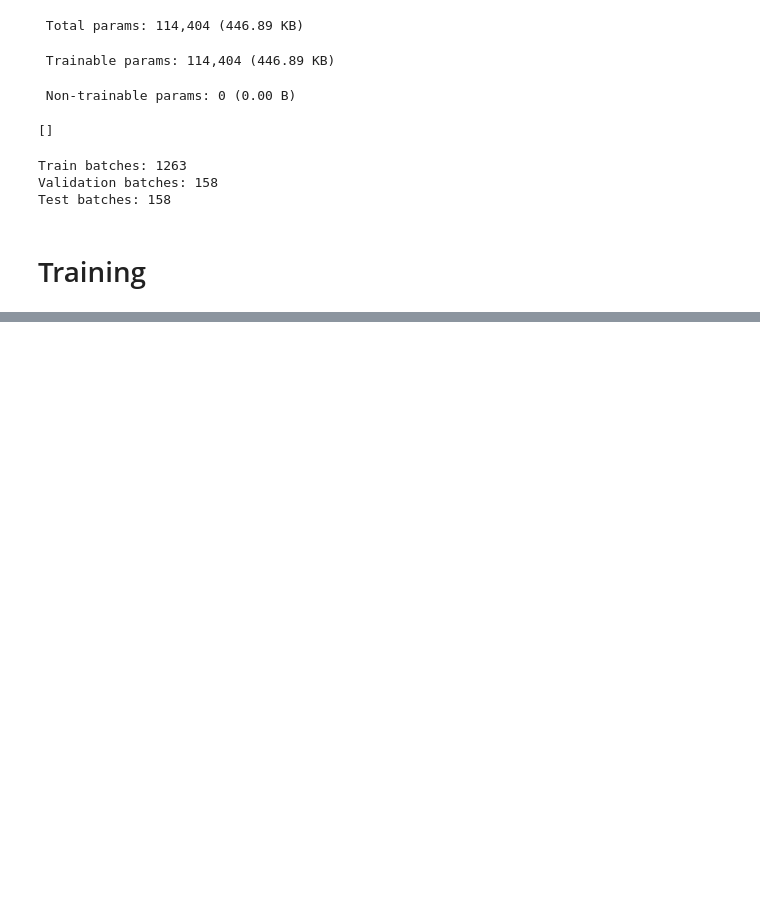
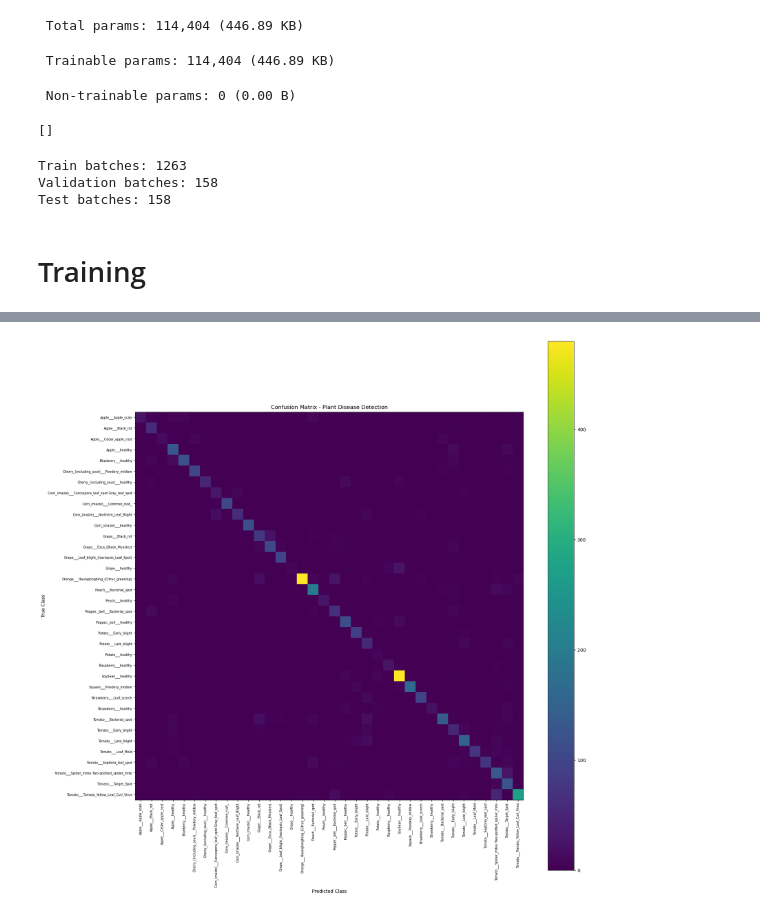
Before and after one commit to Shekashish/Krishi-Sahayak, a Jupyter notebook: ml/Plant_disease_detection/notebooks/03_custom_cnn.ipynb, the cells around one changed output, grey strips where cells are left out. Saved outputs shown, nothing was run; the diff lists cells and outputs as text; code cells hidden in the pictures; blank space fills up the shorter version.

Commit message:
Complete plant disease detection pipeline

```diff
--- a/ml/Plant_disease_detection/notebooks/03_custom_cnn.ipynb
+++ b/ml/Plant_disease_detection/notebooks/03_custom_cnn.ipynb
@@ -558,0 +559,10 @@ model.save("custom_cnn_best.keras")
+# %%
+import tensorflow as tf
+
+# Load the saved best CNN model
+best_model = tf.keras.models.load_model(
+    "custom_cnn_best.keras"
+)
+
+print("Model loaded successfully!")
+best_model.summary()
@@ -558,0 +1793,10 @@ model.save("custom_cnn_best.keras")
+# %%
+final_history = final_model.fit(
+    train_dataset,
+    validation_data=validation_dataset,
+    epochs=10,
+    callbacks=[
+        checkpoint,
+        early_stopping
+    ]
+)
@@ -558,0 +1878,31 @@ model.save("custom_cnn_best.keras")
+# %%
+import matplotlib.pyplot as plt
+import numpy as np
+from sklearn.metrics import confusion_matrix
+
+cm = confusion_matrix(y_true_final, y_pred_final)
+
+plt.figure(figsize=(18, 18))
+plt.imshow(cm)
+plt.title("Confusion Matrix - Plant Disease Detection")
+plt.xlabel("Predicted Class")
+plt.ylabel("True Class")
+plt.colorbar()
+
+plt.xticks(
+    np.arange(len(class_names)),
+    class_names,
+    rotation=90,
+    fontsize=7
+)
+
+plt.yticks(
+    np.arange(len(class_names)),
+    class_names,
+    fontsize=7
+)
+
+plt.tight_layout()
+plt.show()
+# %% [output]
+[figure, added]
```
Also changed, not shown: parts of 39 cells of this notebook.
